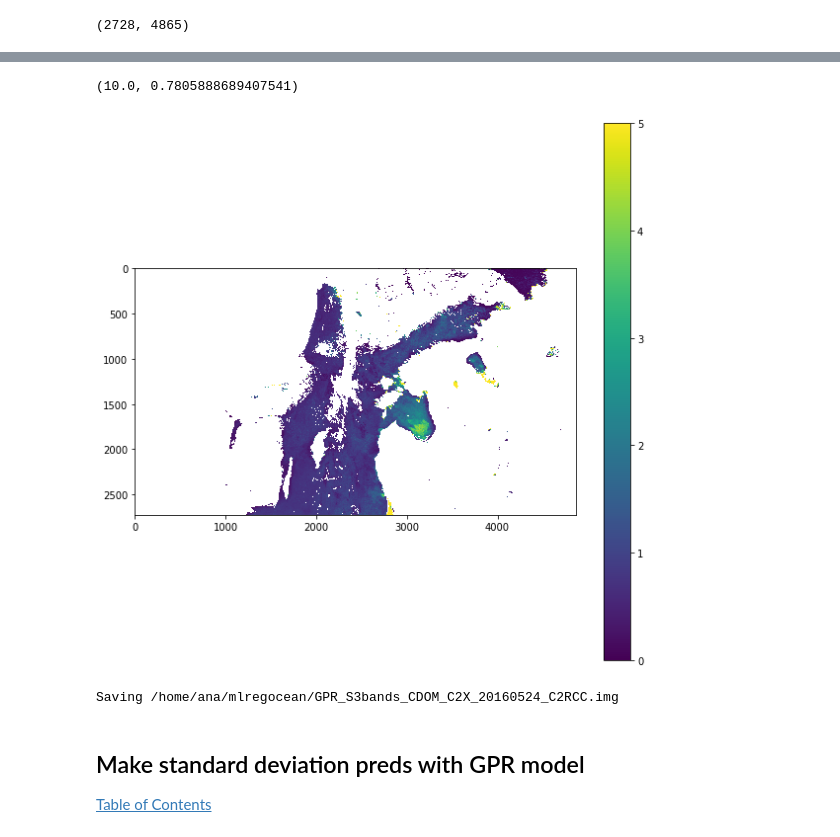
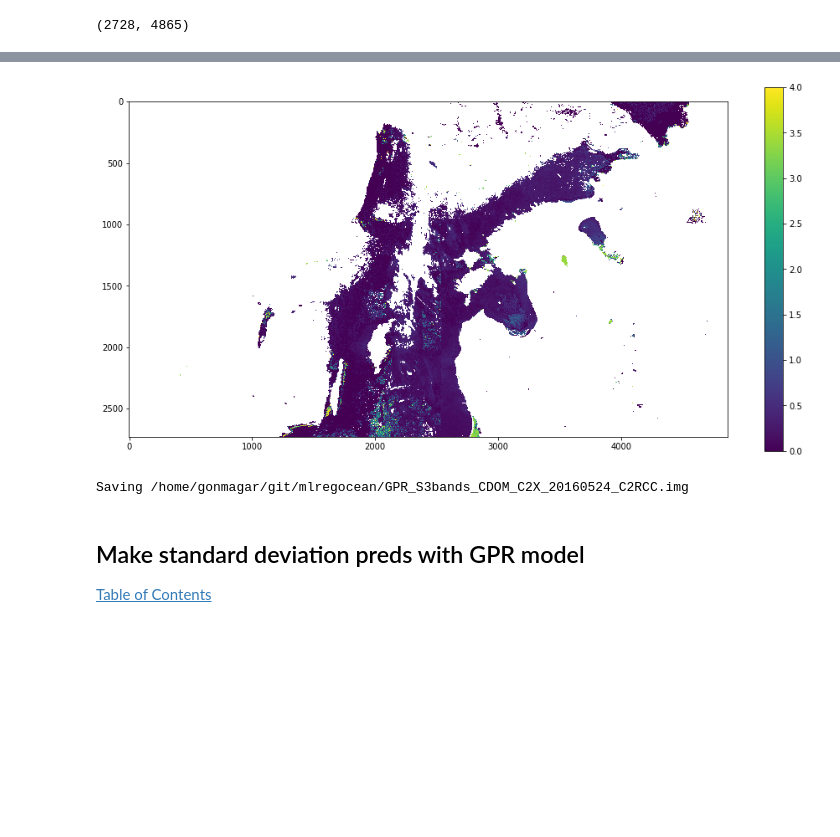
Before and after one commit to IPL-UV/mlregocean, a Jupyter notebook: cdom_predict_image.ipynb, the cells around one changed output, grey strips where cells are left out. Drawn from its saved outputs; the diff is of its cells as text; code cells hidden in the pictures; blank space fills up the shorter version.

```diff
--- a/cdom_predict_image.ipynb
+++ b/cdom_predict_image.ipynb
@@ -40,7 +18,7 @@ subset_2_of_S3A_OL_2_WFR____20160524T090953_20160524T091153_20171031T220533_0119
 # %%
 reload(cdom_processing)
 #s3image_path = "/media/disk/databases/C2X/S3Images/subset_0_of_S3A_OL_2_WFR____20170708T084007_20170708T084307_20170708T104714_0179_019_335_1979_MAR_O_NR_002.data"
-s3image_path = "/home/ana/mlregocean/S3OLCI/S3A_OL_1_EFR____20160524T090953_20160524T091153_20170930T000736_0119_004_264______MR1_R_NT_002.SEN3_C2RCC.data"
+s3image_path = "/media/disk/databases/C2X/S3Images/S3A_OL_1_EFR____20160524T090953_20160524T091153_20170930T000736_0119_004_264______MR1_R_NT_002.SEN3_C2RCC.data"
 img = cdom_processing.load_S3_image_C2RCC(image_path=s3image_path)
 img.shape
 # %% [output]
@@ -127,20 +103,16 @@ predictions.shape
-# %%
-max_cdom,mean_y_train
-# %% [output]
-(10.0, 0.7805888689407541)
 # %%
-plt.figure(figsize=(10,10))
-plt.imshow(predictions,vmin=0,vmax=5)
+plt.figure(figsize=(16,8))
+plt.imshow(predictions,vmin=0,vmax=4)
 plt.colorbar()
 plt.show()
 # %% [output]
-[figure, old version]
+[figure, new version]
 # %%
 folder_save = "."
 cdom_processing.write_envi(predictions, os.path.join(folder_save,
-                                                         name_model+'_'+bands_name+'_CDOM_C2X_20160524_C2RCC.hdr'))
+                                                     name_model+'_'+bands_name+'_CDOM_C2X_20160524_C2RCC.hdr'))
 # %% [output]
-Saving /home/ana/mlregocean/GPR_S3bands_CDOM_C2X_20160524_C2RCC.img
+Saving /home/gonmagar/git/mlregocean/GPR_S3bands_CDOM_C2X_20160524_C2RCC.img
 # %% [markdown]
 ## Make standard deviation preds with GPR model
 [Table of Contents](#Table-of-Contents)
```
Also changed, not shown: parts of 5 cells of this notebook, 3 other files.
